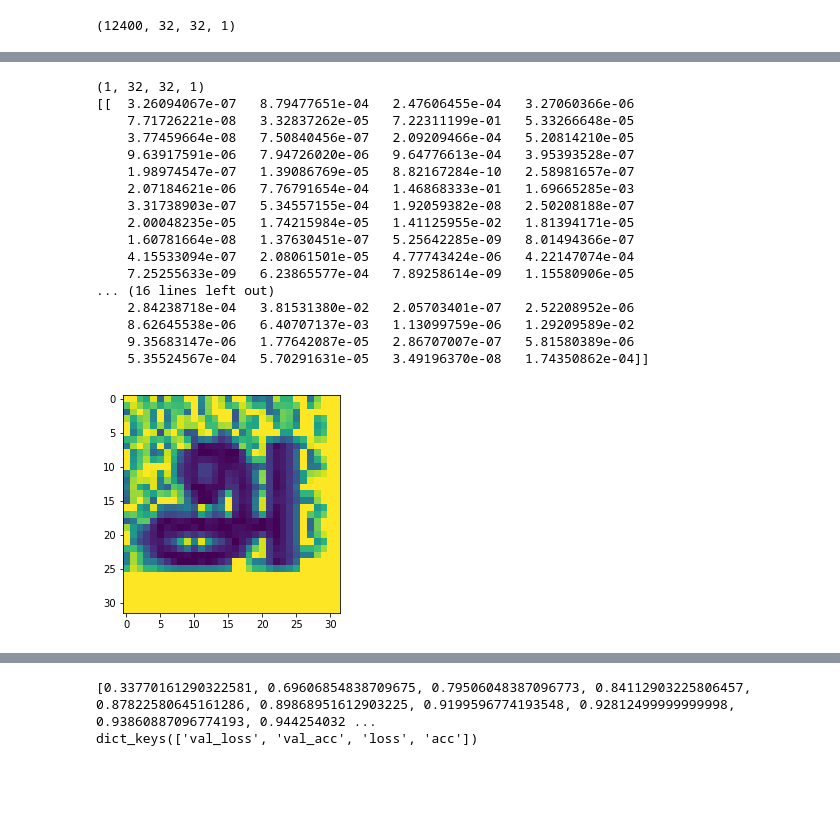
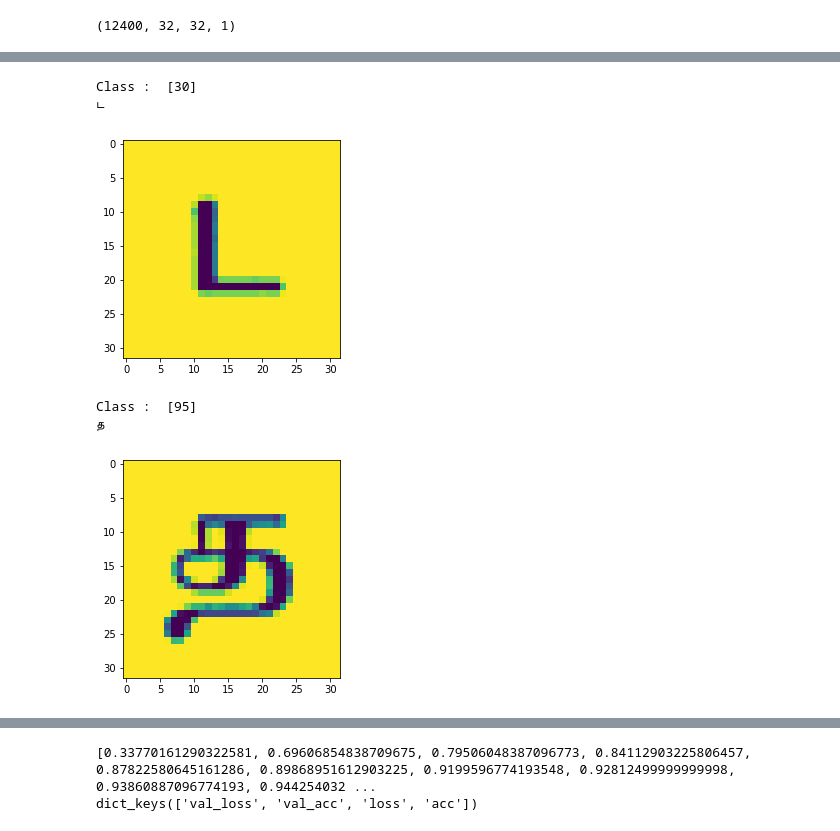
Before and after one commit to aarif96/tamil_ocr, a Jupyter notebook: cnn_ocr.ipynb, the cells around one changed output, grey strips where cells are left out. Saved outputs shown, nothing was run; the diff lists cells and outputs as text; code cells hidden in the pictures; blank space fills up the shorter version.

Commit message:
added testing on images

```diff
--- a/cnn_ocr.ipynb
+++ b/cnn_ocr.ipynb
@@ -192,7 +163,7 @@ def data_augment_train(x_train,y_train):
 # %%
 def data_augment_val(x_val,y_val):
     x_val = x_val.astype('float32')
-    datagen_val = ImageDataGenerator(featurewise_center=True,featurewise_std_normalization=True,zca_whitening=True)
+    datagen_val = ImageDataGenerator(featurewise_center=True,featurewise_std_normalization=True)
     datagen_val.fit(x_val)
     for X_batch,y_batch in datagen_val.flow(x_val,y_val,batch_size=9):
         for i in range(0,9):
@@ -217,5 +190,11 @@ datagen_val = data_augment_val(x_val,y_val)
 # %%
-train_generator = datagen_train.flow_from_directory(path,target_size=(32,32),batch_size=32,save_to_dir="aug_images1",save_format='jpg')
-char_to_index = train_generator.class_indices
+#train_generator = datagen_train.flow_from_directory(path,target_size=(32,32),batch_size=32,save_to_dir="aug_images1",save_format='jpg')
+directory_list = os.listdir("../Dataset/UJTDchar/")
+for i,char in enumerate(directory_list):
+    char_to_index[char] = i
 print(char_to_index)
+for key,val in char_to_index.items():
+    index_to_char[val] = key
+#datagen_train.fit
+#print(index_to_char)
 # %% [output]
@@ -281,23 +258,37 @@ def load_test_image(model):
     return prediction
-# %%
-prediction = load_test_image(model)
-print(prediction)
-# %% [output]
-(1, 32, 32, 1)
-[[  3.26094067e-07   8.79477651e-04   2.47606455e-04   3.27060366e-06
-    7.71726221e-08   3.32837262e-05   7.22311199e-01   5.33266648e-05
-    3.77459664e-08   7.50840456e-07   2.09209466e-04   5.20814210e-05
-    9.63917591e-06   7.94726020e-06   9.64776613e-04   3.95393528e-07
-    1.98974547e-07   1.39086769e-05   8.82167284e-10   2.58981657e-07
-    2.07184621e-06   7.76791654e-04   1.46868333e-01   1.69665285e-03
-    3.31738903e-07   5.34557155e-04   1.92059382e-08   2.50208188e-07
-    2.00048235e-05   1.74215984e-05   1.41125955e-02   1.81394171e-05
-    1.60781664e-08   1.37630451e-07   5.25642285e-09   8.01494366e-07
-    4.15533094e-07   2.08061501e-05   4.77743424e-06   4.22147074e-04
-    7.25255633e-09   6.23865577e-04   7.89258614e-09   1.15580906e-05
-... (16 lines left out)
-    2.84238718e-04   3.81531380e-02   2.05703401e-07   2.52208952e-06
-    8.62645538e-06   6.40707137e-03   1.13099759e-06   1.29209589e-02
-    9.35683147e-06   1.77642087e-05   2.86707007e-07   5.81580389e-06
-    5.35524567e-04   5.70291631e-05   3.49196370e-08   1.74350862e-04]]
-[figure, removed]
+# %%
+loaded_model = load_model('model.hdf5')
+##prediction = load_test_image(loaded_model)
+##print(prediction)
+##print(prediction.shape)
+##y_classes = prediction.argmax(axis=-1)
+##print(y_classes)
+# %%
+def test_model_on_image(model,img_path):
+    imgA = cv2.imread(img_path,0)
+    #img_eqA = exposure.equalize_hist(imgA)
+    img_resizeA = cv2.resize(imgA, dim, interpolation = cv2.INTER_AREA)
+    plt.imshow(img_resizeA)
+    x1 = np.array(img_resizeA)
+    x1 = np.expand_dims(x1,axis=-1)
+    x1 = np.expand_dims(x1,axis=0)
+    generator = datagen_val.flow(x1,
+            batch_size=1,shuffle=False)
+    probabilities = loaded_model.predict_generator(generator,1)
+    #print(probabilities)
+    classes = probabilities.argmax(axis=-1)
+    print("Class : ",classes)
+    char = int(classes)
+    print(index_to_char[char])
+# %%
+test_model_on_image(loaded_model,'../index.png')  ##random image downloaded from internet
+# %% [output]
+Class :  [30]
+ட
+[figure, added]
+# %%
+test_model_on_image(loaded_model,'../index2.png')  ##random image downloaded from internet
+# %% [output]
+Class :  [95]
+த
+[figure, added]
```
Also changed, not shown: parts of 15 cells of this notebook.
